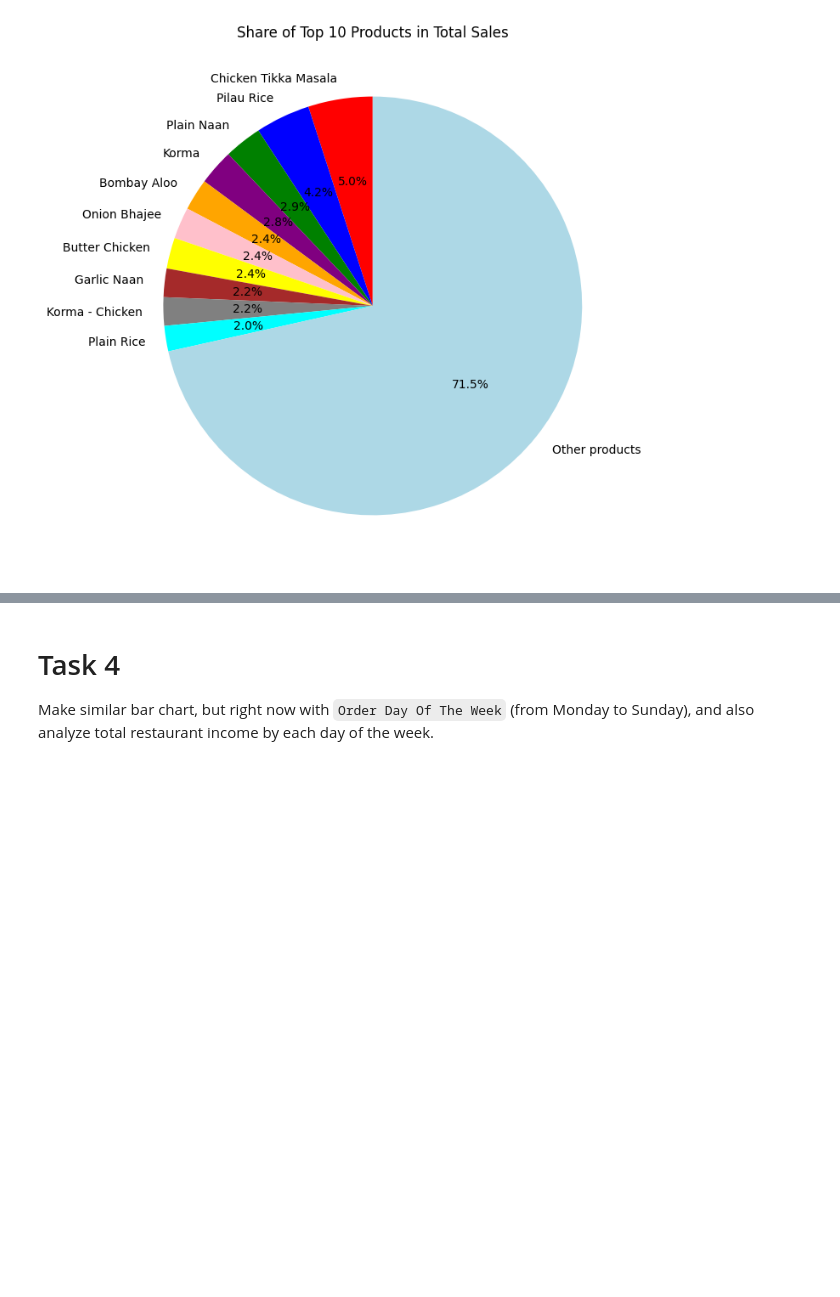
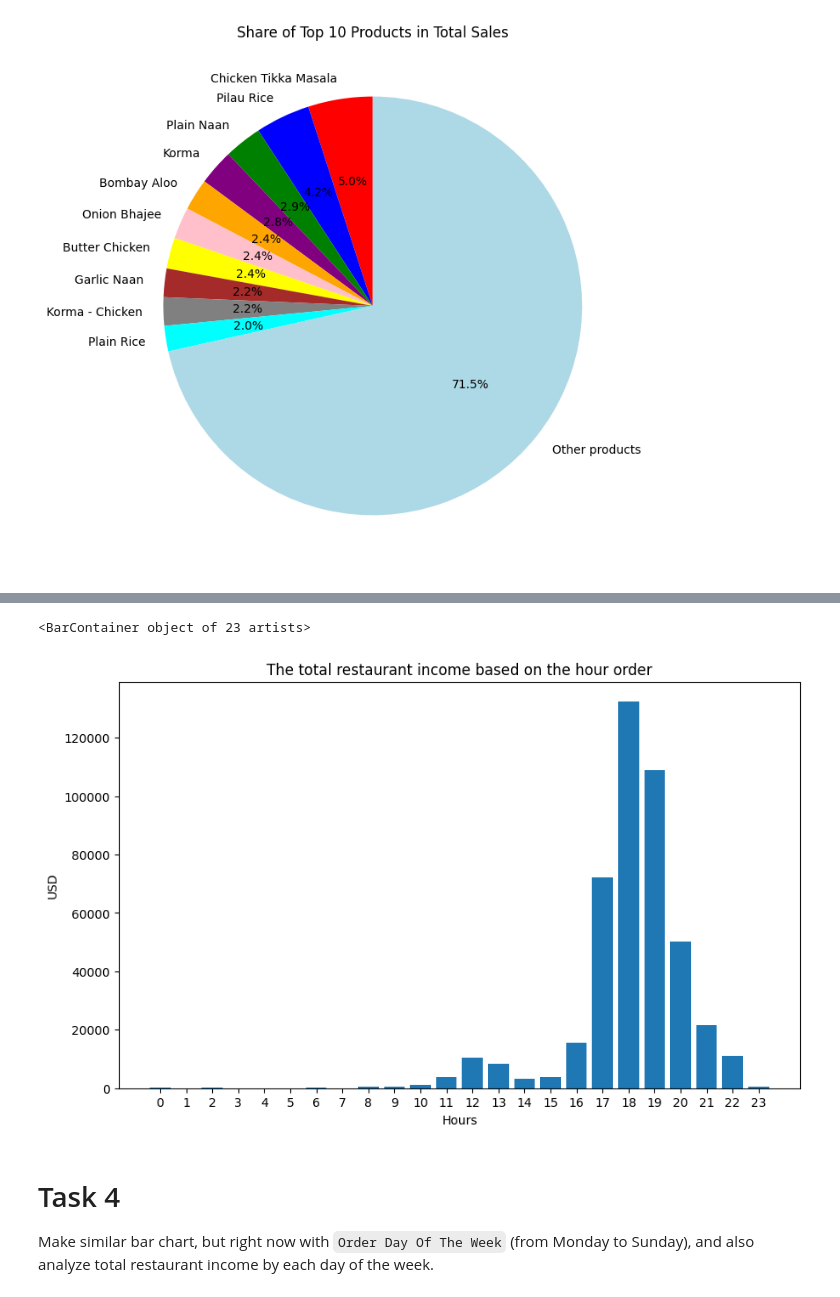
Before and after one commit to Anton-Konyk/py-restaurant-data-analysis, a Jupyter notebook: app/main.ipynb, the cells around one changed output, grey strips where cells are left out. Cells and saved outputs as stored; diff of their text form; code cells hidden in the pictures; blank space fills up the shorter version.

```diff
--- a/app/main.ipynb
+++ b/app/main.ipynb
@@ -90,3 +88,16 @@ Example:
+# %%
+df["datetime"] = pd.to_datetime(df["datetime"])
+orders_by_hour = df.groupby(df["datetime"].dt.hour)["income"].sum()
+
+plt.figure(figsize=(10, 6))
+plt.title("The total restaurant income based on the hour order")
+plt.xlabel("Hours")
+plt.ylabel("USD")
+plt.xticks(range(24))
+plt.bar(list(orders_by_hour.index), list(orders_by_hour.values))
+# %% [output]
+<BarContainer object of 23 artists>
+[figure, added]
 # %% [markdown]
 # Task 4
 Make similar bar chart, but right now with `Order Day Of The Week` (from Monday to Sunday), and also analyze total restaurant income by each day of the week.
```
Also changed, not shown: parts of 1 cell of this notebook.
